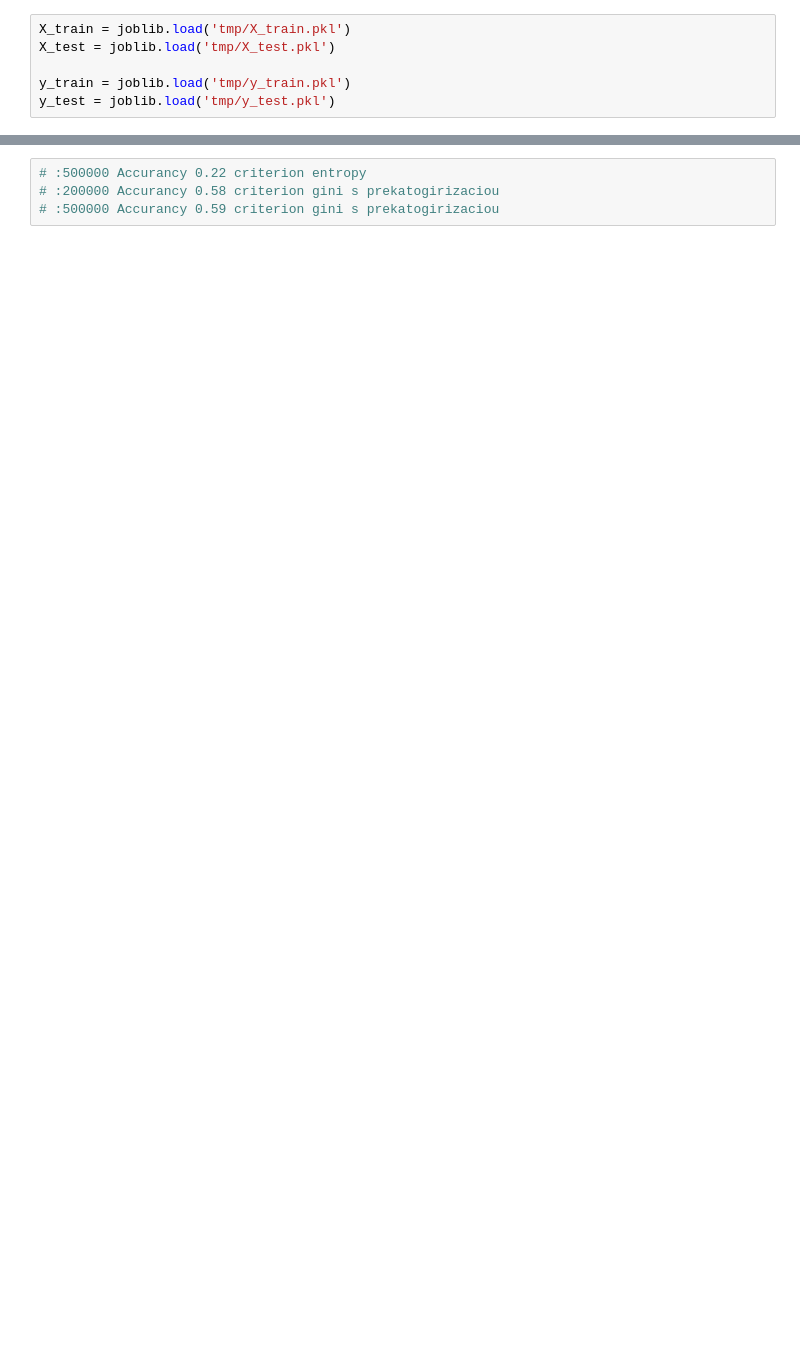
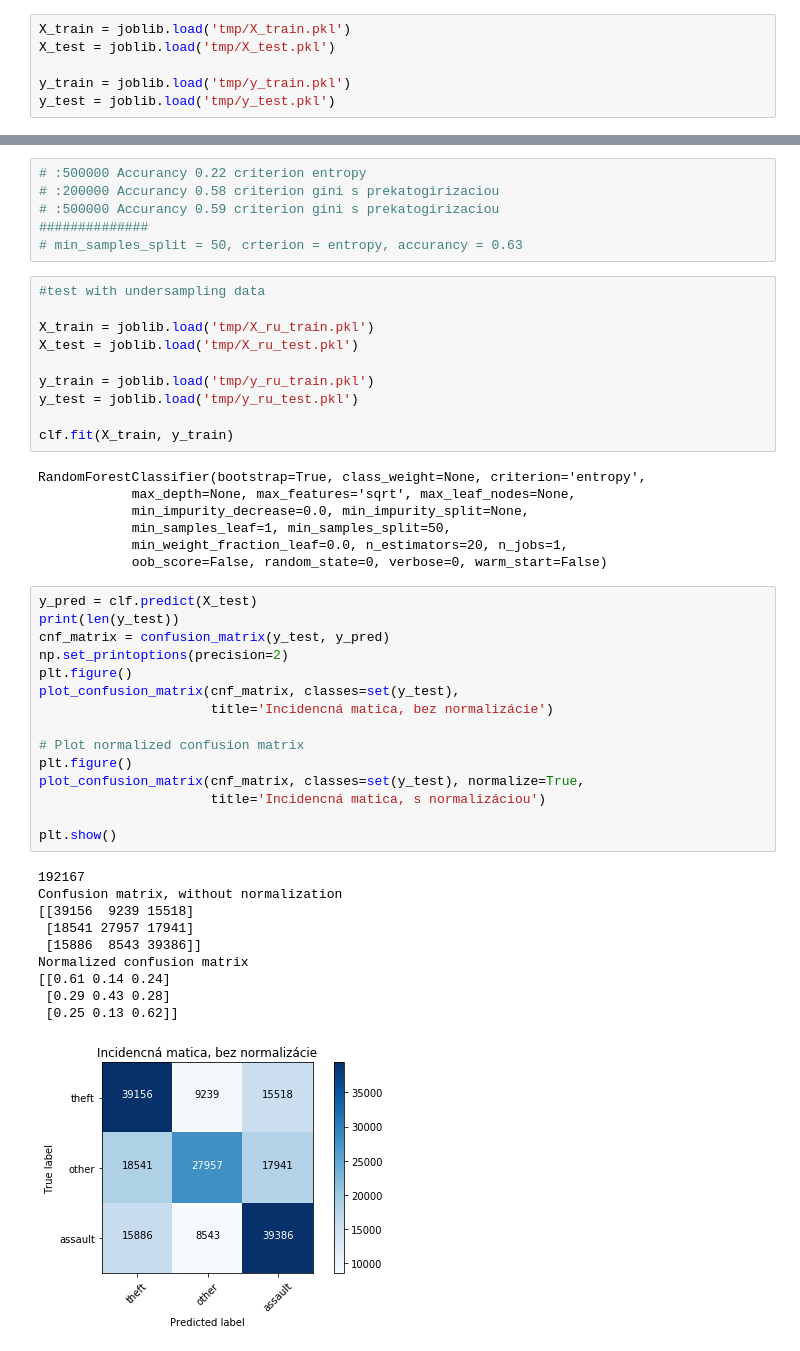
Before and after one commit to enderstorm/crime-prediction, a Jupyter notebook: Tree.ipynb, the cells around one changed output, grey strips where cells are left out. Saved outputs shown, nothing was run; the diff lists cells and outputs as text; blank space fills up the shorter version.

```diff
--- a/Tree.ipynb
+++ b/Tree.ipynb
@@ -76,3 +103,48 @@ Accuracy: 0.59 (+/- 0.00)
 # :500000 Accurancy 0.22 criterion entropy
 # :200000 Accurancy 0.58 criterion gini s prekatogirizaciou
 # :500000 Accurancy 0.59 criterion gini s prekatogirizaciou
+##############
+# min_samples_split = 50, crterion = entropy, accurancy = 0.63
+# %%
+#test with undersampling data
+
+X_train = joblib.load('tmp/X_ru_train.pkl')
+X_test = joblib.load('tmp/X_ru_test.pkl')
+
+y_train = joblib.load('tmp/y_ru_train.pkl')
+y_test = joblib.load('tmp/y_ru_test.pkl')
+
+clf.fit(X_train, y_train)
+# %% [output]
+RandomForestClassifier(bootstrap=True, class_weight=None, criterion='entropy',
+            max_depth=None, max_features='sqrt', max_leaf_nodes=None,
+            min_impurity_decrease=0.0, min_impurity_split=None,
+            min_samples_leaf=1, min_samples_split=50,
+            min_weight_fraction_leaf=0.0, n_estimators=20, n_jobs=1,
+            oob_score=False, random_state=0, verbose=0, warm_start=False)
+# %%
+y_pred = clf.predict(X_test)
+print(len(y_test))
+cnf_matrix = confusion_matrix(y_test, y_pred)
+np.set_printoptions(precision=2)
+plt.figure()
+plot_confusion_matrix(cnf_matrix, classes=set(y_test),
+                      title='Incidencná matica, bez normalizácie')
+
+# Plot normalized confusion matrix
+plt.figure()
+plot_confusion_matrix(cnf_matrix, classes=set(y_test), normalize=True,
+                      title='Incidencná matica, s normalizáciou')
+
+plt.show()
+# %% [output]
+192167
+Confusion matrix, without normalization
+[[39156  9239 15518]
+ [18541 27957 17941]
+ [15886  8543 39386]]
+Normalized confusion matrix
+[[0.61 0.14 0.24]
+ [0.29 0.43 0.28]
+ [0.25 0.13 0.62]]
+[figure, added]
```
Also changed, not shown: parts of 13 cells of this notebook.
